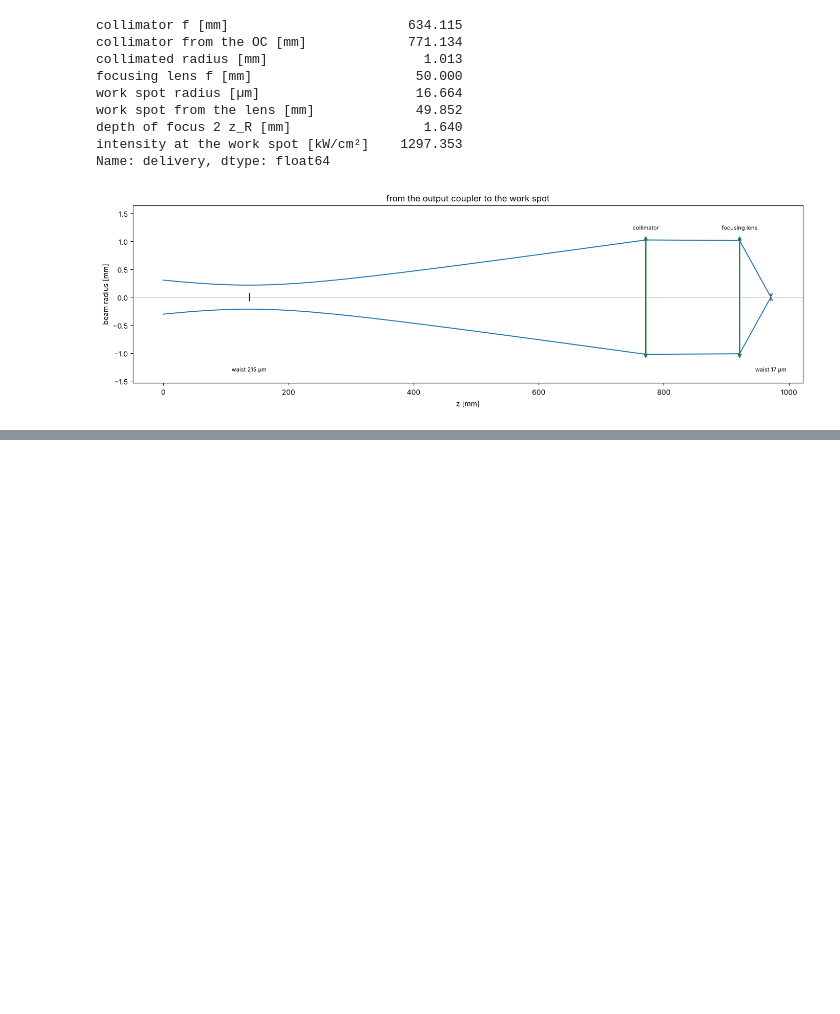
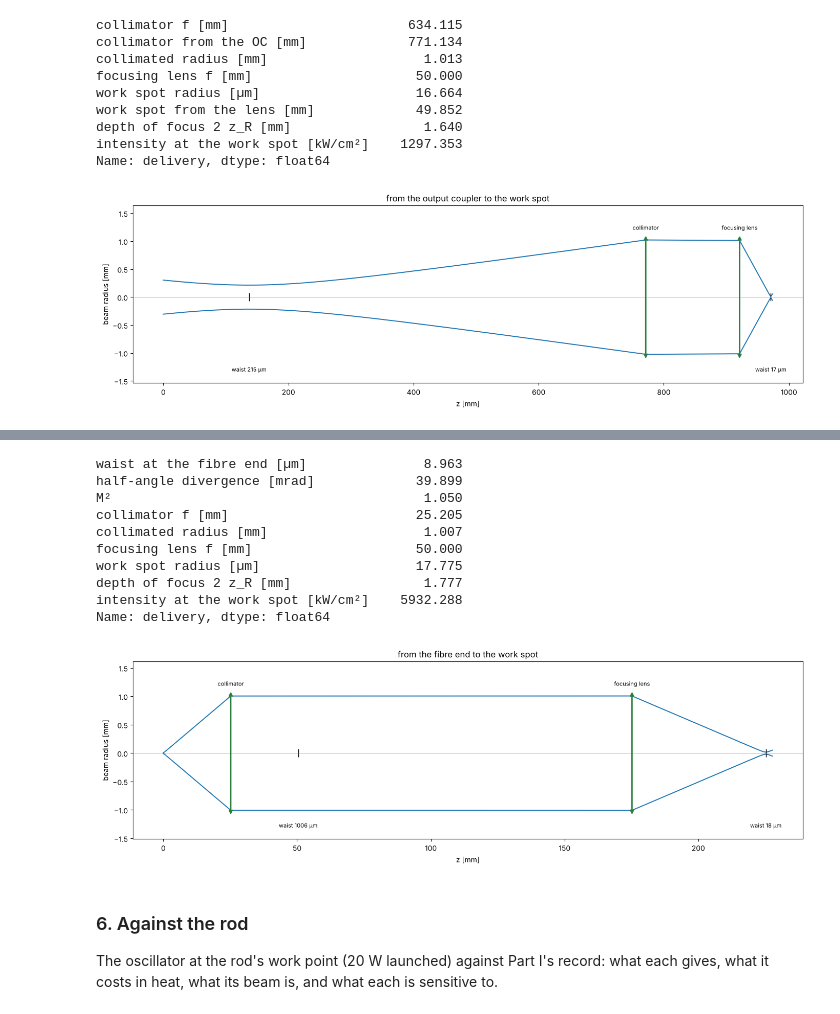
Before and after one commit to technolog-spectrumai/vegeta, a Jupyter notebook: notebooks/46_svarog.ipynb, the cells around one changed output, grey strips where cells are left out. Cells and saved outputs as stored; diff of their text form; code cells hidden in the pictures; blank space fills up the shorter version.

```diff
--- a/notebooks/46_svarog.ipynb
+++ b/notebooks/46_svarog.ipynb
@@ -338,0 +535,26 @@ written designs/data/svarog_design.json and designs/data/reports/46_svarog.json
+# %%
+BEAM = sf.beam_out(sf.FIBRE_AMP)
+DL = sf.delivery(BEAM)
+display(pd.Series({"waist at the fibre end [µm]": BEAM.w0 * 1e6, "half-angle divergence [mrad]": BEAM.divergence * 1e3, "M²": BEAM.m2,
+                   "collimator f [mm]": DL["f_collimator"] * 1e3, "collimated radius [mm]": DL["w_collimated"] * 1e3, "focusing lens f [mm]": 50.0,
+                   "work spot radius [µm]": DL["work_spot"] * 1e6, "depth of focus 2 z_R [mm]": DL["depth_of_focus"] * 1e3,
+                   "intensity at the work spot [kW/cm²]": S_AMP.output_W / (math.pi * DL["work_spot"] ** 2) / 1e7}, name="delivery").round(3))
+fig, ax = plt.subplots(figsize=(14, 4.5)); svd.train_view(DL["trace"], ax=ax, title="from the fibre end to the work spot", scale_w=1e3, unit="mm")
+plt.tight_layout(); plt.savefig(OUT / "delivery.png", dpi=110); plt.show()
+# %% [output]
+waist at the fibre end [µm]               8.963
+half-angle divergence [mrad]             39.899
+M²                                        1.050
+collimator f [mm]                        25.205
+collimated radius [mm]                    1.007
+focusing lens f [mm]                     50.000
+work spot radius [µm]                    17.775
+depth of focus 2 z_R [mm]                 1.777
+intensity at the work spot [kW/cm²]    5932.288
+Name: delivery, dtype: float64
+[figure, added]
+# %% [markdown]
+### 6. Against the rod
+
+The oscillator at the rod's work point (20 W launched) against Part I's record: what each gives, what it costs in
+heat, what its beam is, and what each is sensitive to.
```
Also changed, not shown: parts of 55 cells of this notebook, 27 other files.
